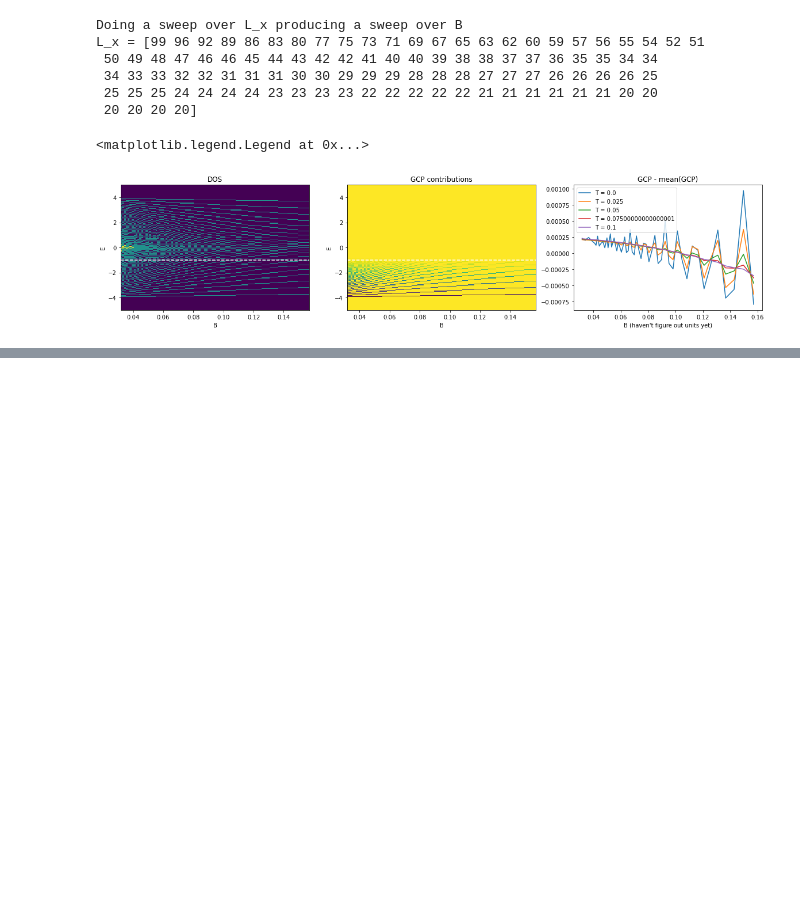
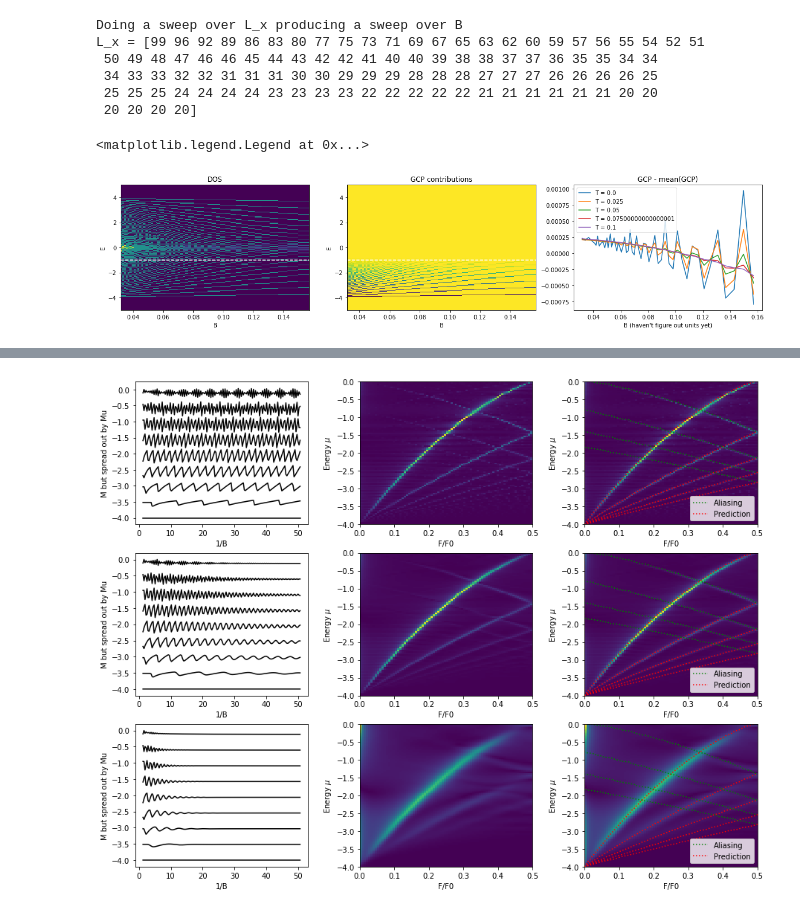
Before and after one commit to TomHodson/QO, a Jupyter notebook: notebooks/3) Oscillation with B.ipynb, the cells around one changed output, grey strips where cells are left out. Saved outputs shown, nothing was run; the diff lists cells and outputs as text; code cells hidden in the pictures; blank space fills up the shorter version.

```diff
--- a/notebooks/3) Oscillation with B.ipynb
+++ b/notebooks/3) Oscillation with B.ipynb
@@ -93,0 +246,53 @@ L_x = [99 96 92 89 86 83 80 77 75 73 71 69 67 65 63 62 60 59 57 56 55 54 52 51
+# %%
+def lattice_dispersion(kx, ky, t = vec2(1,1)): return - 2 * t.x * np.cos(kx) - 2 * t.y * np.cos(ky)
+
+def FS_area(dispersion, N, E):
+    kx = np.linspace(-np.pi, np.pi, N.x)[:, None]
+    ky = np.linspace(-np.pi, np.pi, N.y)[None, :]
+    sampled_dispersion = dispersion(kx, ky)
+
+    dE = E[1] - E[0]
+    number_of_states_less_than_E = np.array([np.sum(e > sampled_dispersion) for e in E])
+    areas = number_of_states_less_than_E / (N.x * N.y)
+
+    return areas
+
+f, axes = plt.subplots(ncols = 3, nrows = len(Ts), figsize = (15,4*len(Ts)), gridspec_kw = dict(wspace = 0.3))
+
+N = len(B)
+
+for k, T, axes in zip(count(), Ts, axes):
+    dGCP = np.diff(GCPs[:, :, k], axis = -1)
+    M = - dGCP / dB
+
+    freqs = np.fft.rfftfreq(M.shape[-1])
+    ffts = np.fft.rfft(M, axis = -1)
+
+    for j in range(0, len(Mus), 12):
+        mu = Mus[j]
+        axes[0].plot(B[1:]**-1, M[j] + mu, label = f"$\mu$ = {mu}", color = 'k')
+
+    axes[1].pcolormesh(freqs, Mus, np.abs(ffts))
+    axes[2].pcolormesh(freqs, Mus, np.abs(ffts))
+
+    harmonics = 6
+    for m in range(harmonics):
+        pred, = axes[2].plot(m*FS_area(lattice_dispersion, vec2(100,100), Mus), Mus, color = "red",
+                             linestyle = "dotted")
+
+    for m in range(harmonics):
+        y = np.linspace(-4, 0, 500)
+        x = 1 - m*FS_area(lattice_dispersion, vec2(100,100), y)
+        idx = x < 0.5
+        aliasing, = axes[2].plot(x[idx], y[idx], color = "green", linestyle = "dotted")
+
+    axes[0].set(ylabel = "M but spread out by Mu", xlabel = "1/B")
+    axes[1].set(ylabel = "Energy $\mu$", xlabel = "F/F0", xlim = (0, 0.5))
+    axes[2].set(ylabel = "Energy $\mu$", xlabel = "F/F0", xlim = (0, 0.5))
+
+
+    axes[2].legend([aliasing, pred], ["Aliasing", "Prediction", ])
+
+f.savefig("one_band.png")
+# %% [output]
+[figure, added]
```
Also changed, not shown: parts of 4 cells of this notebook, 10 other files.
